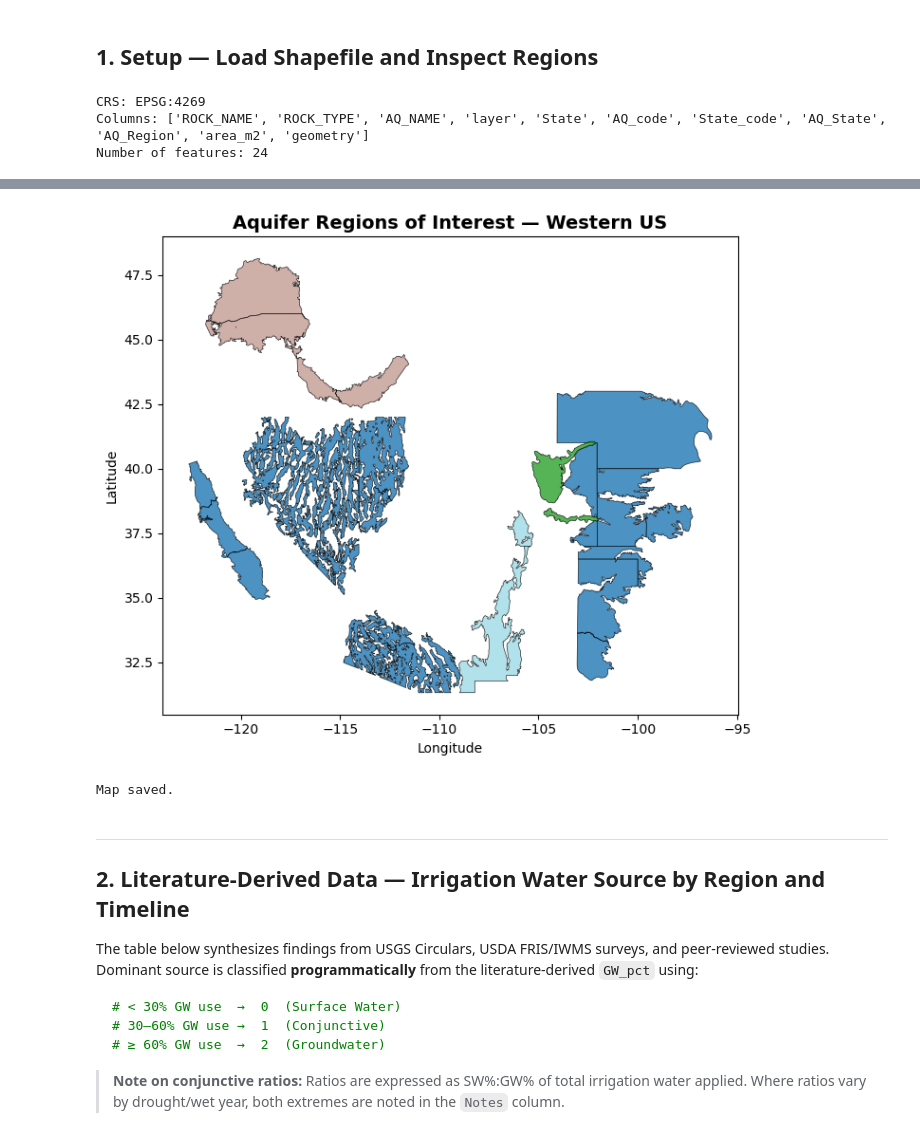
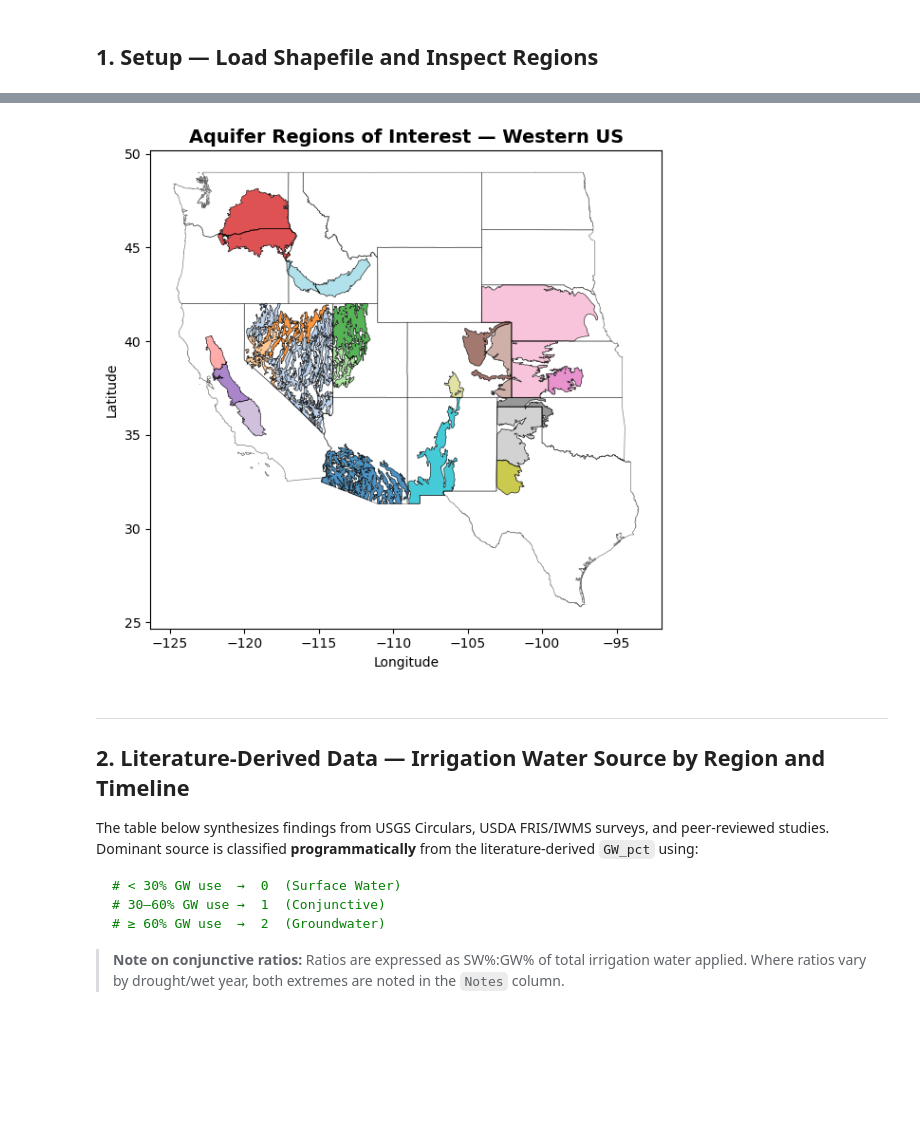
Before and after one commit to mdfahimhasan/WestUS_IrrWater_Trend, a Jupyter notebook: Codes/EDA/western_US_irrigation_water_sources.ipynb, the cells around one changed output, grey strips where cells are left out. Drawn from its saved outputs; the diff is of its cells as text; code cells hidden in the pictures; blank space fills up the shorter version.

```diff
--- a/Codes/EDA/western_US_irrigation_water_sources.ipynb
+++ b/Codes/EDA/western_US_irrigation_water_sources.ipynb
@@ -30,13 +30,17 @@ warnings.filterwarnings('ignore')
 
 # Load the shapefile
 shp_path = '/Users/mdfahimhasan/Documents/PROJECTS/WestUS_IWU_trend/Data_main/ref_shapes/aquifers_ROI/aquifers_by_state.shp'
+west_us_shp = '/Users/mdfahimhasan/Documents/PROJECTS/WestUS_IWU_trend/Data_main/ref_shapes/WestUS_states.shp'
 gdf = gpd.read_file(shp_path)
+west_us_gdf = gpd.read_file(west_us_shp)
 
-print('CRS:', gdf.crs)
-print('Columns:', list(gdf.columns))
-print('Number of features:', len(gdf))
-gdf.head(10)
+# Quick map of study regions
+fig, ax = plt.subplots(figsize=(8, 6))
+gdf.plot(ax=ax, column=gdf['AQ_Region'],
+         cmap='tab20', edgecolor='black', linewidth=0.5, alpha=0.8)
+west_us_gdf.plot(ax=ax, color='none', edgecolor='black', linewidth=0.5, alpha=0.5)
+ax.set_title('Aquifer Regions of Interest — Western US', fontsize=14, fontweight='bold')
+ax.set_xlabel('Longitude')
+ax.set_ylabel('Latitude')
+plt.tight_layout()
 # %% [output]
-CRS: EPSG:4269
-Columns: ['ROCK_NAME', 'ROCK_TYPE', 'AQ_NAME', 'layer', 'State', 'AQ_code', 'State_code', 'AQ_State', 'AQ_Region', 'area_m2', 'geometry']
-Number of features: 24
@@ -54,18 +47,4 @@ Number of features: 24
+[figure, added]
-# %%
-# Quick map of study regions
-fig, ax = plt.subplots(figsize=(8, 6))
-gdf.plot(ax=ax, column=gdf.columns[1] if len(gdf.columns) > 1 else None,
-         cmap='tab20', edgecolor='black', linewidth=0.5, alpha=0.8)
-ax.set_title('Aquifer Regions of Interest — Western US', fontsize=14, fontweight='bold')
-ax.set_xlabel('Longitude')
-ax.set_ylabel('Latitude')
-plt.tight_layout()
-# plt.savefig('aquifer_regions_map.png', dpi=150, bbox_inches='tight')
-plt.show()
-print('Map saved.')
-# %% [output]
-[figure, removed]
-Map saved.
 # %% [markdown]
 ---
 ## 2. Literature-Derived Data — Irrigation Water Source by Region and Timeline
```
Also changed, not shown: parts of 4 cells of this notebook.
